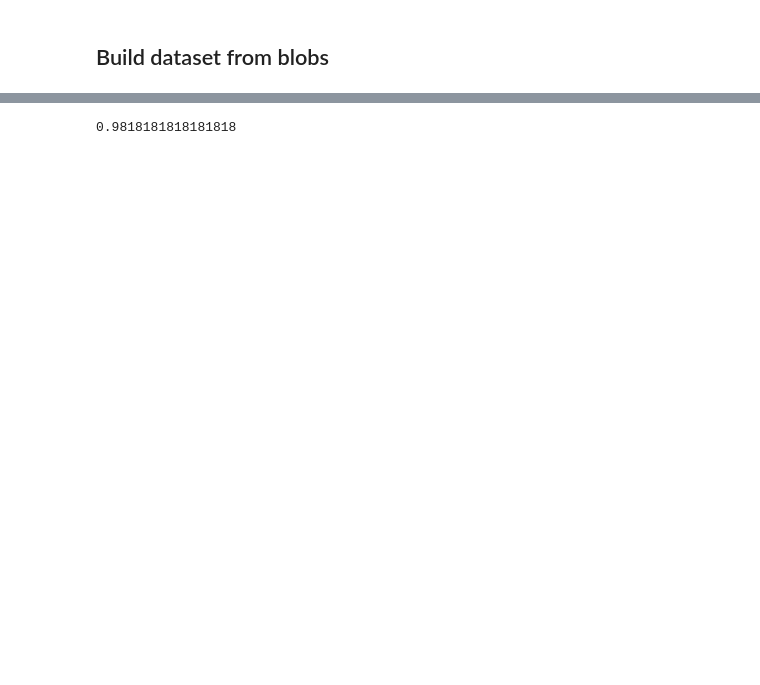
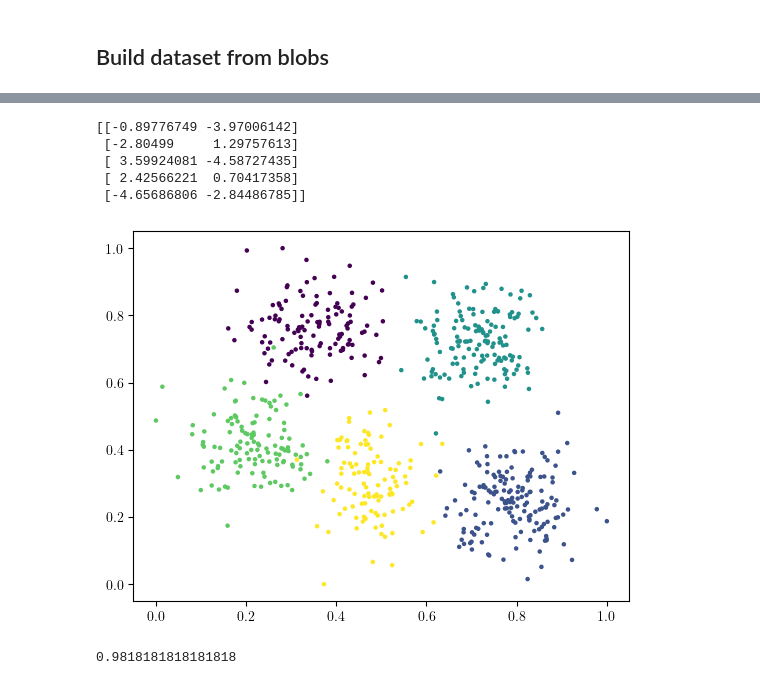
Before and after one commit to dalefi/Incremental-Tabular-Learning, a Jupyter notebook: selection_visualization.ipynb, the cells around one changed output, grey strips where cells are left out. Saved outputs shown, nothing was run; the diff lists cells and outputs as text; code cells hidden in the pictures; blank space fills up the shorter version.

```diff
--- a/selection_visualization.ipynb
+++ b/selection_visualization.ipynb
@@ -50,3 +50,11 @@ plt.scatter(X.to_numpy()[:,0], X.to_numpy()[:,1], s=5, c=labels);
+# %%
+print(centers)
+# %% [output]
+[[-0.89776749 -3.97006142]
+ [-2.80499     1.29757613]
+ [ 3.59924081 -4.58727435]
+ [ 2.42566221  0.70417358]
+ [-4.65686806 -2.84486785]]
 # %%
 # remove a class
 new_class_idx = 0
@@ -93,6 +101,12 @@ data_full = pd.concat([data_small, new_class_data])
 labels_full = pd.concat([labels_small, new_class_labels])
 
 dfull = xgb.DMatrix(data_full, label=labels_full)
+# %%
+X_normal = (X-X.min())/(X.max()-X.min())
+# %%
+plt.scatter(X_normal.to_numpy()[:,0], X_normal.to_numpy()[:,1], s=5, c=labels);
+# %% [output]
+[figure, added]
 # %%
 num_round_full = 2*num_round   # here this is the fair comparison model
 
```
Also changed, not shown: parts of 6 cells of this notebook, 8 other files.
